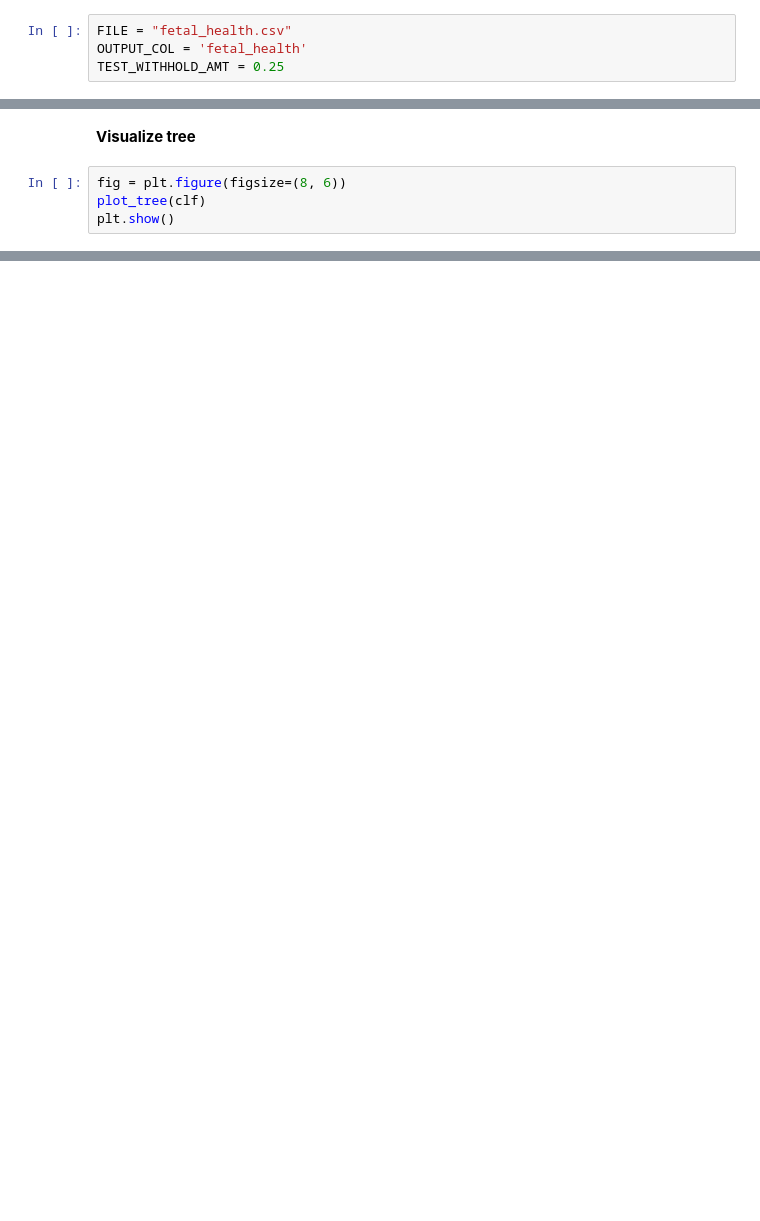
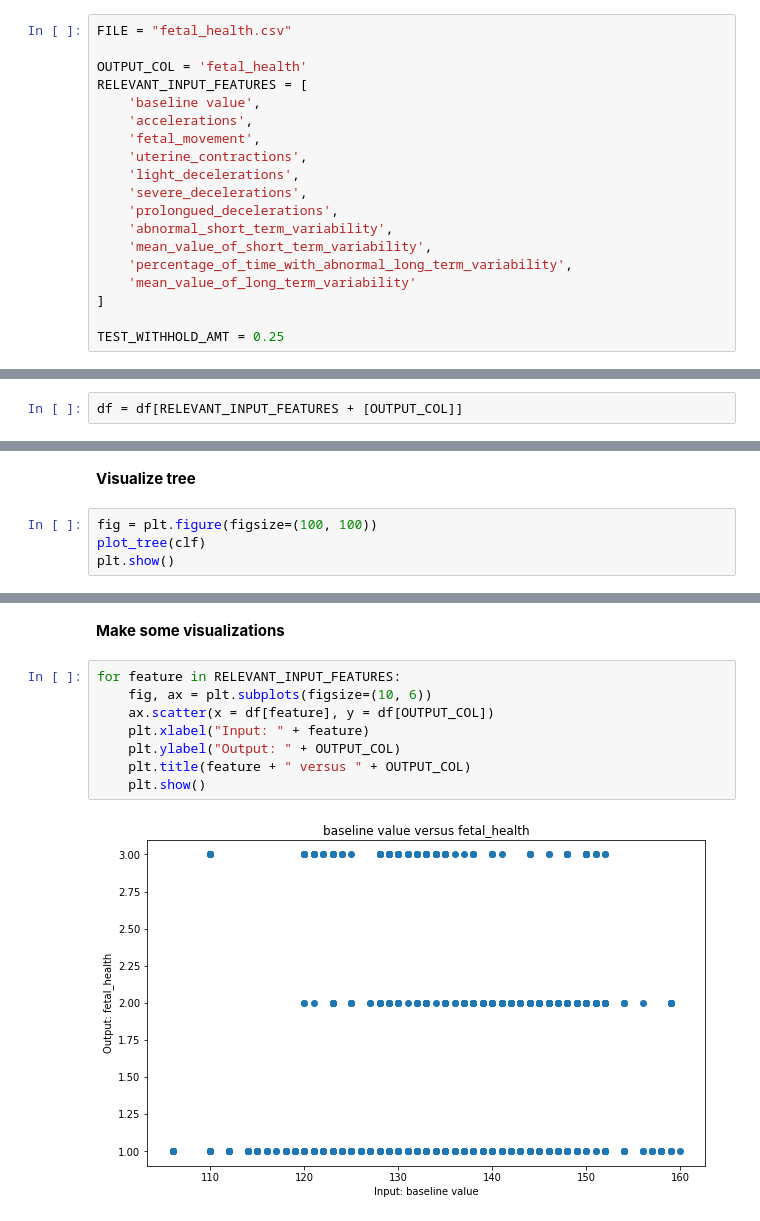
Before and after one commit to brendanmanning/Projects-In-DS-Lab01-Model, a Jupyter notebook: Fetal Health Lab.ipynb, the cells around one changed output, grey strips where cells are left out. Saved outputs shown, nothing was run; the diff lists cells and outputs as text; blank space fills up the shorter version.

Commit message:
Visualization and updated columns

```diff
--- a/Fetal Health Lab.ipynb
+++ b/Fetal Health Lab.ipynb
@@ -9,12 +9,29 @@ from sklearn.tree import DecisionTreeClassifier, plot_tree, export_graphviz
 from sklearn.metrics import f1_score
 # %%
 FILE = "fetal_health.csv"
+
 OUTPUT_COL = 'fetal_health'
+RELEVANT_INPUT_FEATURES = [
+    'baseline value',
+    'accelerations',
+    'fetal_movement',
+    'uterine_contractions',
+    'light_decelerations',
+    'severe_decelerations',
+    'prolongued_decelerations',
+    'abnormal_short_term_variability',
+    'mean_value_of_short_term_variability',
+    'percentage_of_time_with_abnormal_long_term_variability',
+    'mean_value_of_long_term_variability'
+]
+
 TEST_WITHHOLD_AMT = 0.25
 # %% [markdown]
 **Load in data**
 # %%
 df = pd.read_csv(FILE)
+# %%
+df = df[RELEVANT_INPUT_FEATURES + [OUTPUT_COL]]
 # %%
 X = df.drop(OUTPUT_COL, axis=1)
 Y = df[OUTPUT_COL]
@@ -45,6 +62,6 @@ array([0.96305125, 0.81081081, 0.93506494])
 # %% [markdown]
 **Visualize tree**
 # %%
-fig = plt.figure(figsize=(8, 6))
+fig = plt.figure(figsize=(100, 100))
 plot_tree(clf)
 plt.show()
@@ -50,0 +70,12 @@ plt.show()
+# %% [markdown]
+**Make some visualizations**
+# %%
+for feature in RELEVANT_INPUT_FEATURES:
+    fig, ax = plt.subplots(figsize=(10, 6))
+    ax.scatter(x = df[feature], y = df[OUTPUT_COL])
+    plt.xlabel("Input: " + feature)
+    plt.ylabel("Output: " + OUTPUT_COL)
+    plt.title(feature + " versus " + OUTPUT_COL)
+    plt.show()
+# %% [output]
+[figure, added]
```
Also changed, not shown: parts of 5 cells of this notebook.
